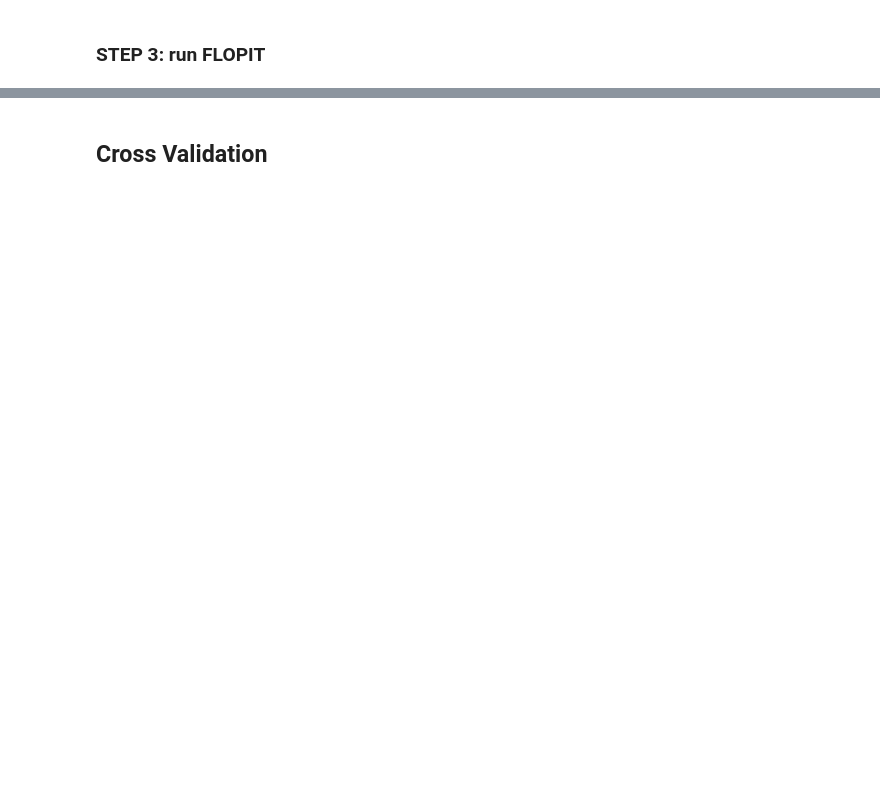
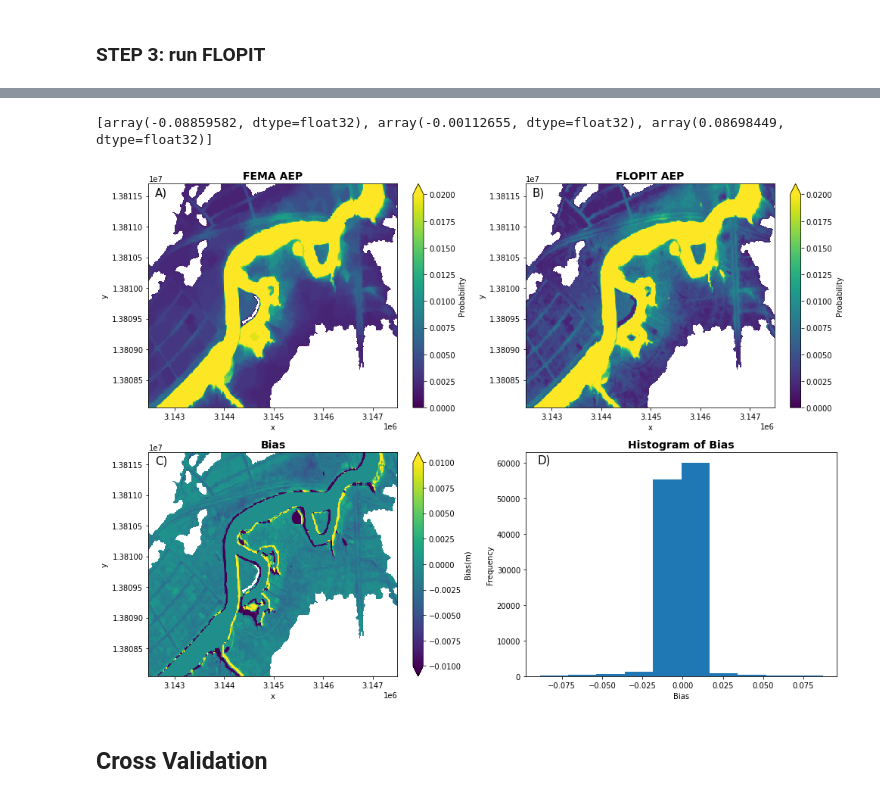
Before and after one commit to pches/FLOPIT, a Jupyter notebook: run_FLOPIT.ipynb, the cells around one changed output, grey strips where cells are left out. Cells and saved outputs as stored; diff of their text form; code cells hidden in the pictures; blank space fills up the shorter version.

```diff
--- a/run_FLOPIT.ipynb
+++ b/run_FLOPIT.ipynb
@@ -215,3 +298,41 @@ Wall time: 1min 24s
+# %%
+fig, ((ax0, ax1), (ax2, ax3))  = plt.subplots(nrows=2,ncols=2,figsize=(14,10))
+
+obs.plot.imshow(ax=ax0,vmin=0,vmax=0.02,cbar_kwargs={'label': 'Probability'})
+pred.plot.imshow(ax=ax1,vmin=0,vmax=0.02,cbar_kwargs={'label': 'Probability'})
+diff.plot.imshow(ax=ax2,vmin=-0.01,vmax=0.01,cbar_kwargs={'label': 'Bias(m)'})
+xarray.plot.hist(diff,ax=ax3)
+
+ax2.set_title('Histogram of Bias over the area',fontweight='bold',fontsize=14)
+ax2.set_title('Bias',fontweight='bold',fontsize=14)
+ax0.set_title('FEMA AEP',fontweight='bold',fontsize=14)
+ax1.set_title('FLOPIT AEP',fontweight='bold',fontsize=14)
+ax3.set_title('Histogram of Bias',fontweight='bold',fontsize=14)
+
+ax3.set_xlabel('Bias')
+ax3.set_ylabel('Frequency')
+ax0.set_xlabel('x')
+ax0.set_ylabel('y')
+ax1.set_xlabel('x')
+ax1.set_ylabel('y')
+ax2.set_xlabel('x')
+ax2.set_ylabel('y')
+
+ax0.text(3.1426e6,1.38115e7,'A)',color='black', fontsize=15)
+ax1.text(3.1426e6,1.38115e7,'B)',color='black', fontsize=15)
+ax2.text(3.1426e6,1.38115e7,'C)',color='black', fontsize=15)
+ax3.text(-0.09,60000,'D)',color='black', fontsize=15)
+
+print([diff.min().values,diff.mean().values,diff.max().values])
+
+# Make it nice
+plt.tight_layout()
+
+
+plt.savefig('output_plots/aep_bias_analysis_figure_3.pdf',dpi=300)
+# %% [output]
+[array(-0.08859582, dtype=float32), array(-0.00112655, dtype=float32), array(0.08698449, dtype=float32)]
+[figure, added]
 # %% [markdown]
 ## Cross Validation
 # %%
```
Also changed, not shown: parts of 18 cells of this notebook, 56 other files.
